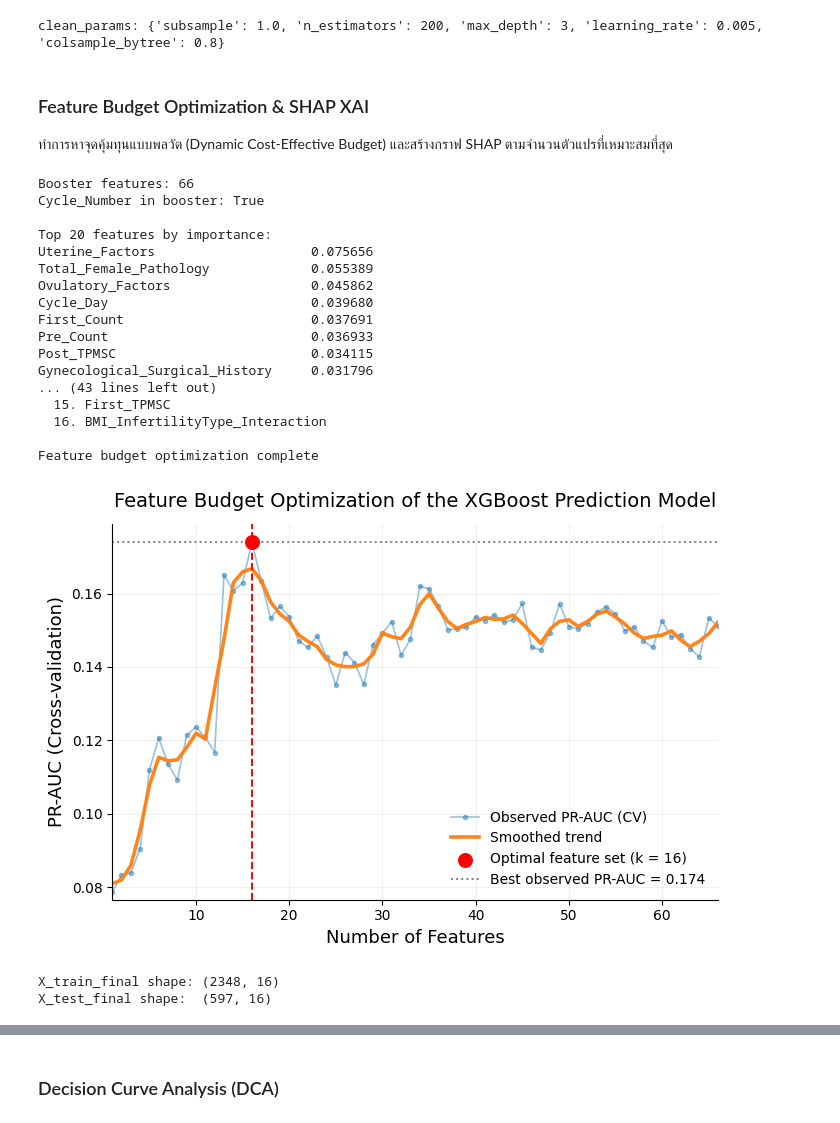
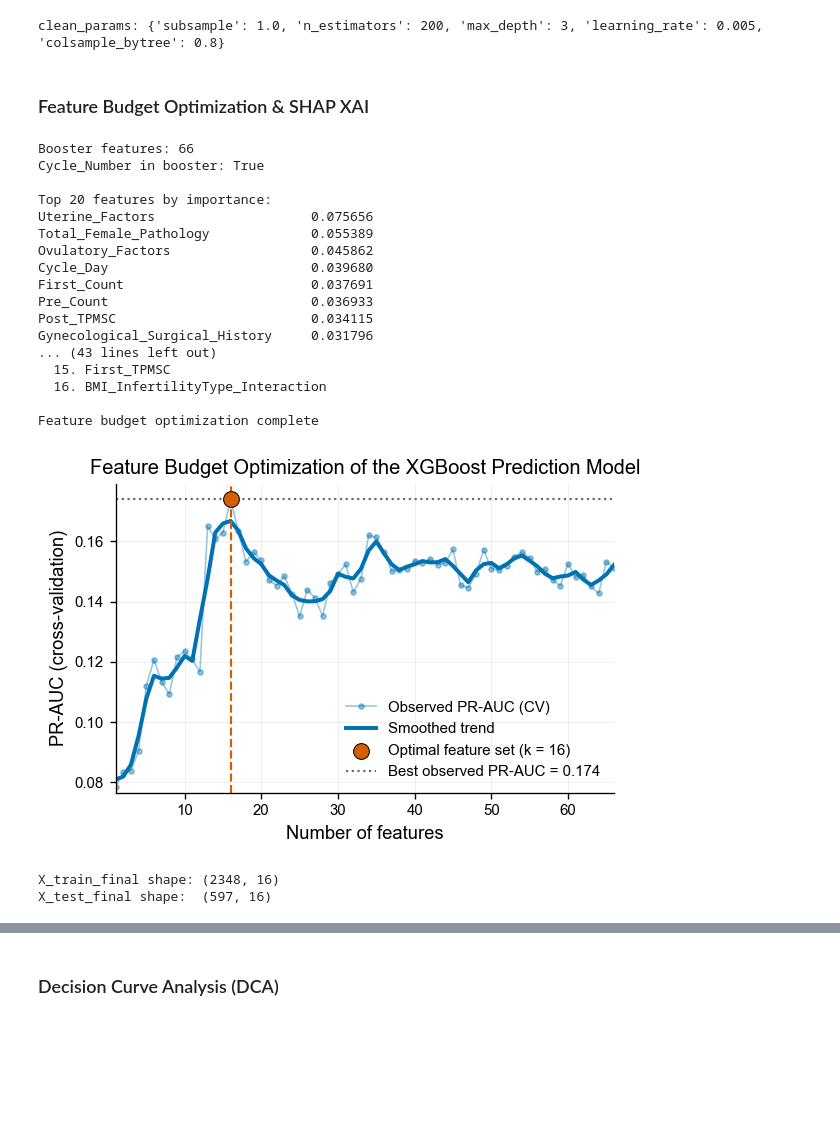
Before and after one commit to napasornangel-cloud/iui-outcome-prediction, a Jupyter notebook: src/model_training.ipynb, the cells around one changed output, grey strips where cells are left out. Cells and saved outputs as stored; diff of their text form; code cells hidden in the pictures; blank space fills up the shorter version.

```diff
--- a/src/model_training.ipynb
+++ b/src/model_training.ipynb
@@ -950,9 +992,8 @@ clean_params = {k.replace("model__", ""): v for k, v in best_xgb_params.items()}
 print("clean_params:", clean_params)
 # %% [output]
 clean_params: {'subsample': 1.0, 'n_estimators': 200, 'max_depth': 3, 'learning_rate': 0.005, 'colsample_bytree': 0.8}
-# %% [markdown]
-### Feature Budget Optimization & SHAP XAI
-ทำการหาจุดคุ้มทุนแบบพลวัต (Dynamic Cost-Effective Budget) และสร้างกราฟ SHAP ตามจำนวนตัวแปรที่เหมาะสมที่สุด
+# %% [markdown]
+### Feature Budget Optimization & SHAP XAI
 # %%
 from sklearn.model_selection import GroupKFold, cross_val_score
 from sklearn.base import clone
@@ -1086,38 +1127,35 @@ budget_df_xgb.to_excel(REPORT_DIR / "feature_budget_xgb.xlsx", index=False)
 print("\nFeature budget optimization complete")
 
 # Plot
-fig, ax = plt.subplots(figsize=(7, 5), facecolor="white")
-ax.set_facecolor("white")
+fig, ax = plt.subplots(figsize=(COL_ONEHALF, COL_ONEHALF * 0.7))
 
 x = budget_df_xgb["Num_Features"]
 y = budget_df_xgb["PR-AUC"]
 y_smooth = y.rolling(window=3, center=True, min_periods=1).mean()
 
-ax.plot(x, y, marker="o", markersize=3, lw=1.2, alpha=0.45, label="Observed PR-AUC (CV)")
-ax.plot(x, y_smooth, lw=2.6, alpha=0.95, label="Smoothed trend")
+ax.plot(x, y, marker="o", markersize=3, lw=1.0, alpha=0.4,
+        color=OKABE_CYCLE[0], label="Observed PR-AUC (CV)")
+ax.plot(x, y_smooth, lw=2.4, color=OKABE_CYCLE[0], label="Smoothed trend")
 
 opt_y = budget_df_xgb.loc[budget_df_xgb["Num_Features"] == optimal_k_xgb, "PR-AUC"].iloc[0]
 
-ax.scatter(optimal_k_xgb, opt_y, s=95, color="red", zorder=6,
+ax.scatter(optimal_k_xgb, opt_y, s=90, color="#D55E00", zorder=6,
+           edgecolor="black", linewidth=0.6,
            label=f"Optimal feature set (k = {optimal_k_xgb})")
-ax.axhline(y=max_score_xgb, linestyle=":", linewidth=1.4, color="gray",
+ax.axhline(y=max_score_xgb, linestyle=":", linewidth=1.3, color="0.4",
            label=f"Best observed PR-AUC = {max_score_xgb:.3f}")
-ax.axvline(x=optimal_k_xgb, linestyle="--", linewidth=1.4, color="red")
+ax.axvline(x=optimal_k_xgb, linestyle="--", linewidth=1.3, color="#D55E00")
 
-ax.set_xlabel("Number of Features", fontsize=13)
-ax.set_ylabel("PR-AUC (Cross-validation)", fontsize=13)
-ax.set_title("Feature Budget Optimization of the XGBoost Prediction Model", fontsize=14, pad=12)
+ax.set_xlabel("Number of features")
+ax.set_ylabel("PR-AUC (cross-validation)")
+ax.set_title("Feature Budget Optimization of the XGBoost Prediction Model")
 ax.set_xlim(1, x.max())
 ax.set_ylim(y.min() - 0.002, y.max() + 0.005)
+ax.grid(alpha=0.2)
+ax.legend(loc="lower right")
+fig.tight_layout()
 
-for spine in ["top", "right"]:
-    ax.spines[spine].set_visible(False)
-
-ax.grid(alpha=0.18)
-ax.legend(loc="lower right", frameon=False, fontsize=10)
-plt.tight_layout(rect=[0, 0, 1, 0.97])
-plt.savefig(FIGURE_DIR / "feature_budget_xgb_final.png", dpi=300,
-            bbox_inches="tight", facecolor="white")
+save_fig(fig, FIGURE_DIR / "feature_budget_xgb_final")
 plt.show()
 
 # Define X_train_final and X_test_final for calibration cell
@@ -1131,34 +1169,34 @@ X_train_final = pd.DataFrame(
 X_test_final = pd.DataFrame(
     imputer_final.transform(X_test[selected_features_xgb]),
     columns=selected_features_xgb
 )
 
 # Save selected features for SHAP cell
 pd.DataFrame({'Feature': selected_features_xgb}).to_excel(
     REPORT_DIR / "Final_Selected_Features_XGBoost_Baseline.xlsx", index=False
 )
 
 print(f"X_train_final shape: {X_train_final.shape}")
 print(f"X_test_final shape:  {X_test_final.shape}")
 # %% [output]
 Booster features: 66
 Cycle_Number in booster: True
 
 Top 20 features by importance:
 Uterine_Factors                    0.075656
 Total_Female_Pathology             0.055389
 Ovulatory_Factors                  0.045862
 Cycle_Day                          0.039680
 First_Count                        0.037691
 Pre_Count                          0.036933
 Post_TPMSC                         0.034115
 Gynecological_Surgical_History     0.031796
 ... (43 lines left out)
   15. First_TPMSC
   16. BMI_InfertilityType_Interaction
 
 Feature budget optimization complete
-[figure, old version]
+[figure, new version]
 X_train_final shape: (2348, 16)
 X_test_final shape:  (597, 16)
 # %%
```
Also changed, not shown: parts of 17 cells of this notebook, 44 other files.
